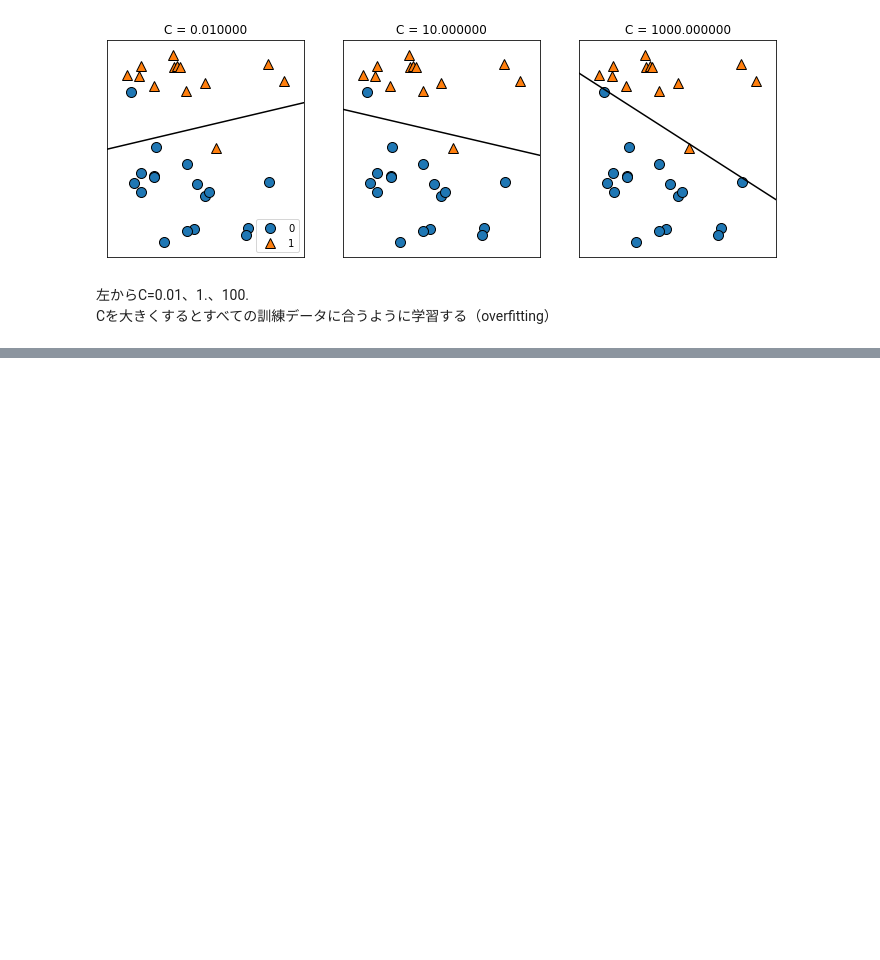
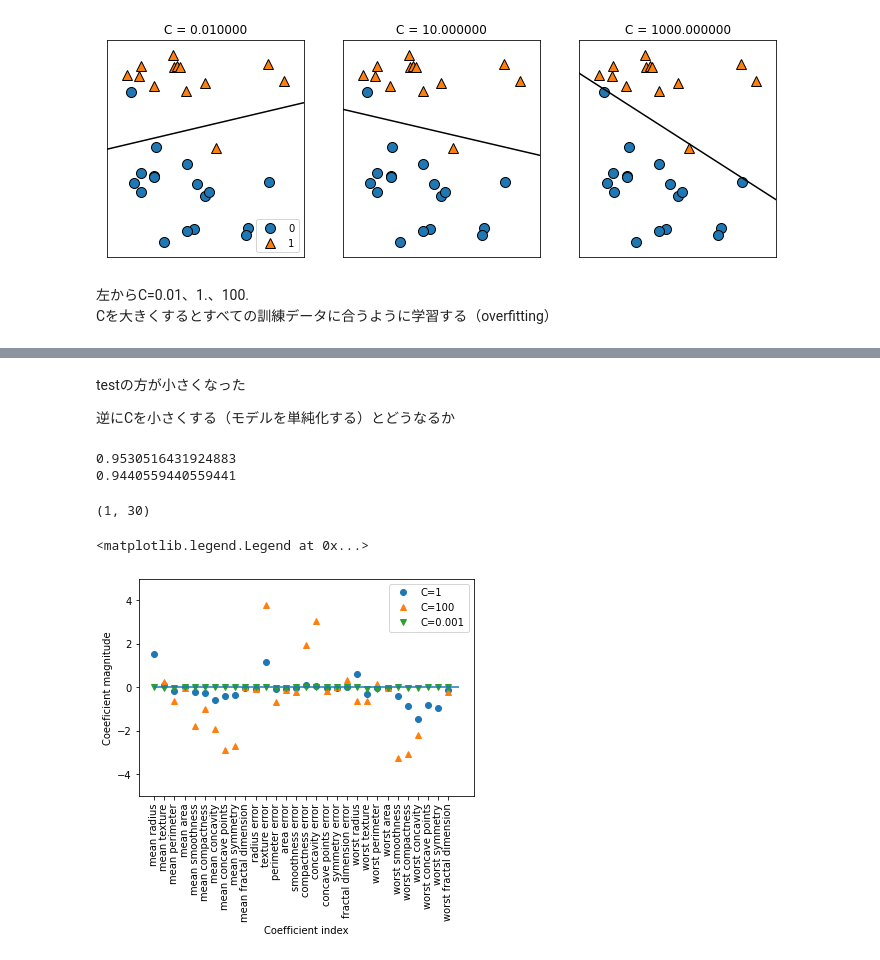
Before and after one commit to SauthO/Introduction-to-Machine-Learning-with-Python-, a Jupyter notebook: chap2/LinearClassification.ipynb, the cells around one changed output, grey strips where cells are left out. Drawn from its saved outputs; the diff is of its cells as text; code cells hidden in the pictures; blank space fills up the shorter version.

```diff
--- a/chap2/LinearClassification.ipynb
+++ b/chap2/LinearClassification.ipynb
@@ -59,0 +66,3 @@ Cを大きくするとすべての訓練データに合うように学習する
+# %%
+cancer = load_breast_cancer()
+X_train, X_test, y_train, y_test = train_test_split(cancer.data, cancer.target, stratify=cancer.target, random_state=42)
@@ -59,0 +73,2 @@ Cを大きくするとすべての訓練データに合うように学習する
+# %%
+logreg = LogisticRegression(max_iter=1000).fit(X_train, y_train)
@@ -59,0 +93,4 @@ Cを大きくするとすべての訓練データに合うように学習する
+# %%
+logreg100 = LogisticRegression(C=100, max_iter=1000).fit(X_train, y_train)
+print(logreg100.score(X_train, y_train))
+print(logreg100.score(X_test, y_test))
@@ -59,0 +107,29 @@ Cを大きくするとすべての訓練データに合うように学習する
+# %% [markdown]
+testの方が小さくなった
+
+逆にCを小さくする（モデルを単純化する）とどうなるか
+# %%
+logreg0001=LogisticRegression(C=0.001, max_iter=1000).fit(X_train, y_train)
+print(logreg0001.score(X_train, y_train))
+print(logreg0001.score(X_test, y_test))
+# %% [output]
+0.9530516431924883
+0.9440559440559441
+# %%
+logreg.coef_.shape
+# %% [output]
+(1, 30)
+# %%
+plt.plot(logreg.coef_.T, "o", label="C=1")
+plt.plot(logreg100.coef_.T, "^", label="C=100")
+plt.plot(logreg0001.coef_.T, "v", label="C=0.001")
+
+plt.xticks(range(cancer.data.shape[1]), cancer.feature_names, rotation=90)
+plt.hlines(0, 0, cancer.data.shape[1])
+plt.ylim(-5, 5)
+plt.xlabel("Coefficient index")
+plt.ylabel("Coeeficient magnitude")
+plt.legend()
+# %% [output]
+<matplotlib.legend.Legend at 0x...>
+[figure, added]
```
Also changed, not shown: parts of 11 cells of this notebook, 1 other file.
